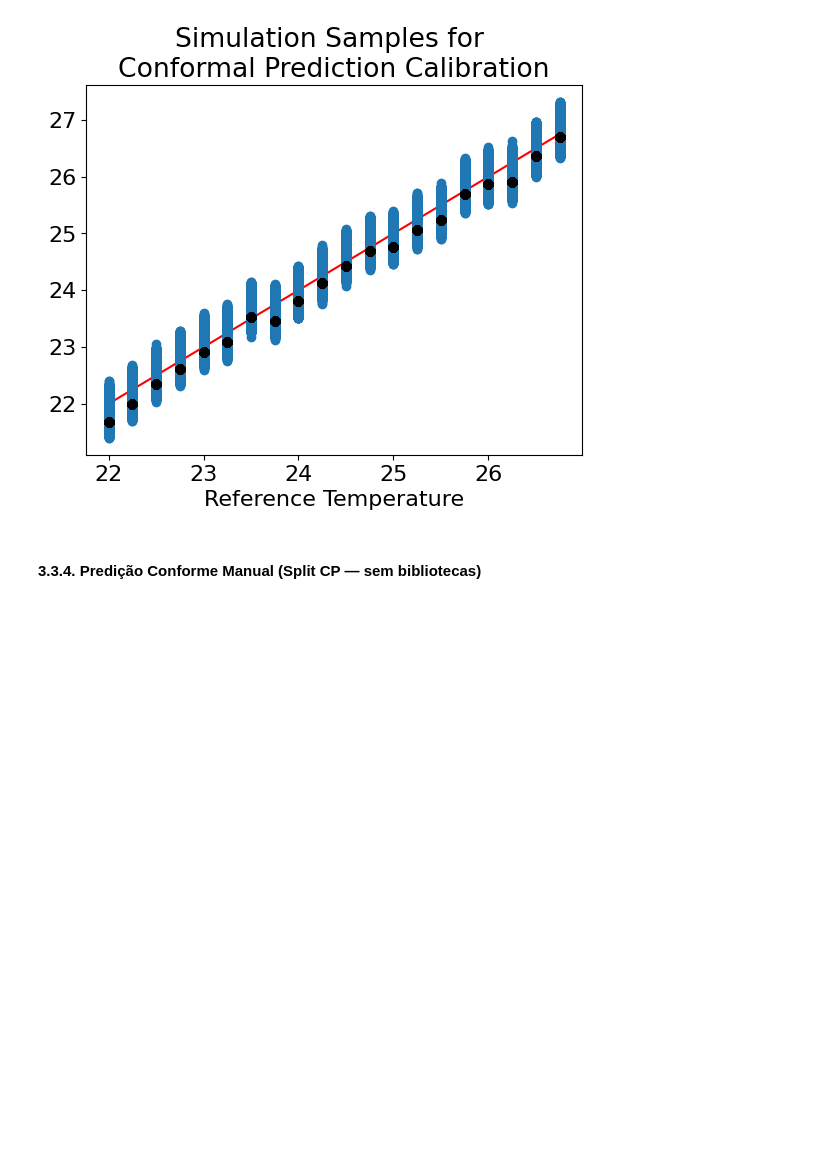
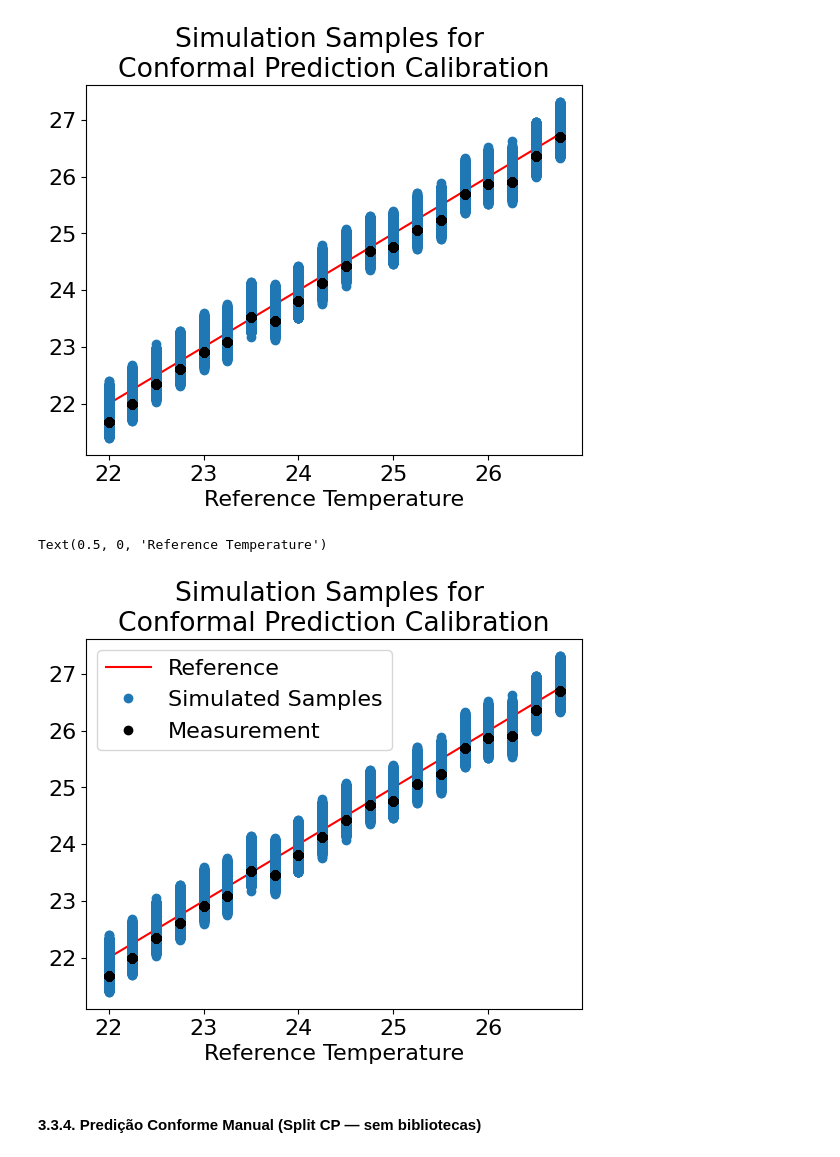
Before and after one commit to c-mmonteiro/estudos, a Jupyter notebook: Estudo_Minimos_Quadrados.ipynb, the cells around one changed output. Drawn from its saved outputs; the diff is of its cells as text; code cells hidden in the pictures; blank space fills up the shorter version.

```diff
--- a/Estudo_Minimos_Quadrados.ipynb
+++ b/Estudo_Minimos_Quadrados.ipynb
@@ -317,6 +317,17 @@ plt.xlabel('Reference Temperature')
 plt.savefig('fig_cp_calib_samples.pdf')
 # %% [output]
 [figure]
+# %%
+plt.plot(mc_cp_tr, mc_cp_tr, 'r', label='Reference')
+plt.plot(mc_cp_tr, pred, 'o', label='Simulated Samples')
+plt.plot(mc_cp_tr, mc_cp_medicao, 'ko', label='Measurement')
+plt.legend()
+plt.title('Simulation Samples for \nConformal Prediction Calibration')
+plt.xlabel('Reference Temperature')
+#plt.ylabel('Temperatura Medida')
+# %% [output]
+Text(0.5, 0, 'Reference Temperature')
+[figure, added]
 # %% [markdown]
 #### 3.3.4. Predição Conforme Manual (Split CP — sem bibliotecas)
 # %%
```
Also changed, not shown: parts of 1 cell of this notebook.
